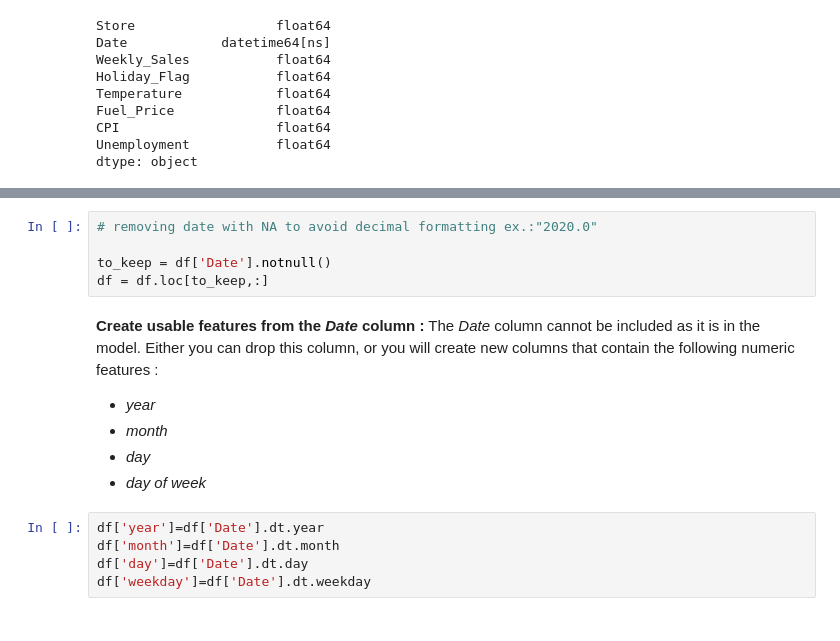
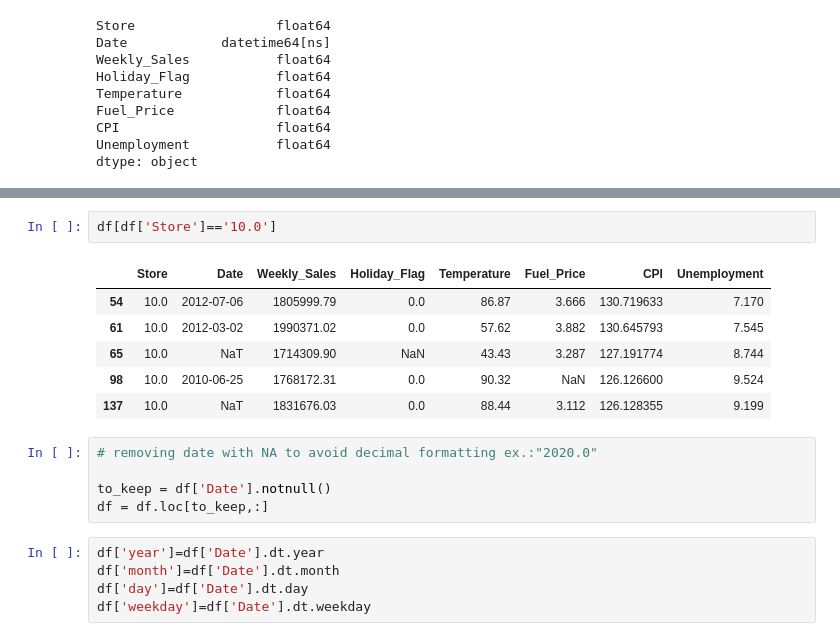
Before and after one commit to pachanteau/3_walmart_sales, a Jupyter notebook: 01-Walmart_sales_pac.ipynb, the cells around one changed output, grey strips where cells are left out. Drawn from its saved outputs; the diff is of its cells as text.

```diff
--- a/01-Walmart_sales_pac.ipynb
+++ b/01-Walmart_sales_pac.ipynb
@@ -244,15 +263,17 @@ dtype: object
+# %%
+df[df['Store']=='10.0']
+# %% [output]
+|  | Store | Date | Weekly_Sales | Holiday_Flag | Temperature | Fuel_Price | CPI | Unemployment |
+| 54 | 10.0 | 2012-07-06 | 1805999.79 | 0.0 | 86.87 | 3.666 | 130.719633 | 7.170 |
+| 61 | 10.0 | 2012-03-02 | 1990371.02 | 0.0 | 57.62 | 3.882 | 130.645793 | 7.545 |
+| 65 | 10.0 | NaT | 1714309.90 | NaN | 43.43 | 3.287 | 127.191774 | 8.744 |
+| 98 | 10.0 | 2010-06-25 | 1768172.31 | 0.0 | 90.32 | NaN | 126.126600 | 9.524 |
+| 137 | 10.0 | NaT | 1831676.03 | 0.0 | 88.44 | 3.112 | 126.128355 | 9.199 |
 # %%
 # removing date with NA to avoid decimal formatting ex.:"2020.0"
 
 to_keep = df['Date'].notnull()
 df = df.loc[to_keep,:]
-# %% [markdown]
-**Create usable features from the *Date* column :**
-The *Date* column cannot be included as it is in the model. Either you can drop this column, or you will create new columns that contain the following numeric features :
-- *year*
-- *month*
-- *day*
-- *day of week*
 # %%
 df['year']=df['Date'].dt.year
 df['month']=df['Date'].dt.month
```
Also changed, not shown: parts of 34 cells of this notebook.
